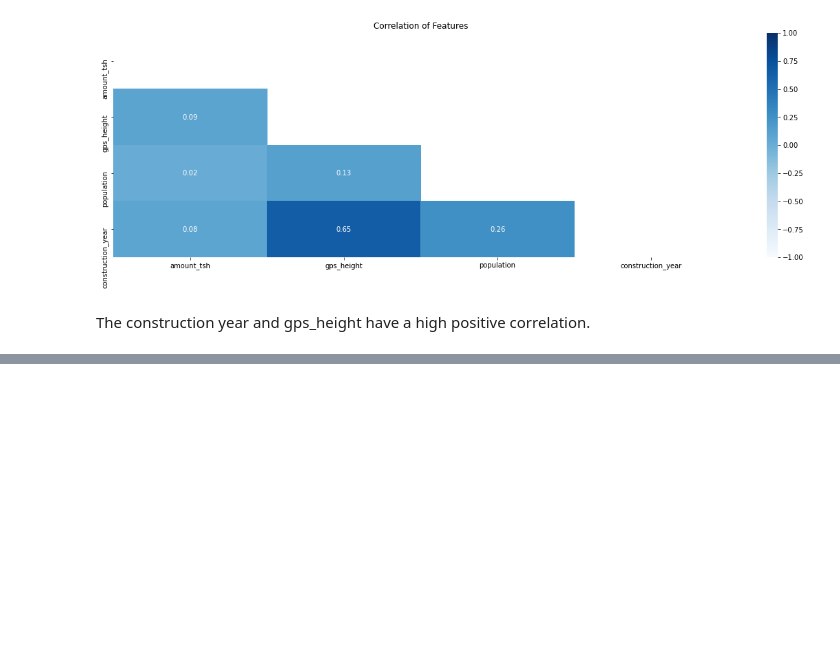
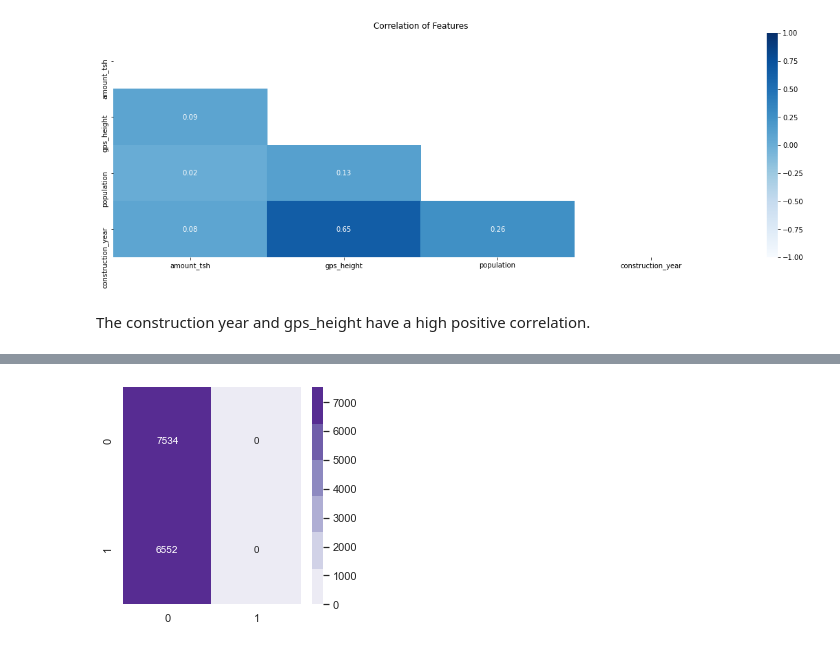
Before and after one commit to paulngatia/PHASE-3-PROJECT, a Jupyter notebook: index.ipynb, the cells around one changed output, grey strips where cells are left out. Drawn from its saved outputs; the diff is of its cells as text; code cells hidden in the pictures; blank space fills up the shorter version.

```diff
--- a/index.ipynb
+++ b/index.ipynb
@@ -755,0 +809,12 @@ The construction year and gps_height have a high positive correlation.
+# %%
+# Encoding
+# Create an instance of LabelEncoder
+encoder = LabelEncoder()
+
+# Encode the categorical columns in the DataFrame
+for col in categorical_cols:
+    df_model[col] = encoder.fit_transform(df_model[col])
+
+# covert categorical columns to integer
+for col in categorical_cols:
+    df_model[col] = df_model[col].astype(int)
@@ -755,0 +830,12 @@ The construction year and gps_height have a high positive correlation.
+# %%
+df_model.drop(['date_recorded', 'construction_year', 'basin', 'local_government_area',
+                  'payment_type', 'permit', 'construction_decade'], axis=1, inplace=True)
+# %%
+n_samples = 14086
+X = np.random.rand(n_samples, 10)
+y = np.array([0]*7534 + [1]*6552)
+# Split Dataset
+X = df_model.drop('status_group', axis=1)
+y = df_model['status_group']
+
+X_train, X_test, y_train, y_test = train_test_split(X, y, test_size=0.25, random_state=42)
@@ -755,0 +872,11 @@ The construction year and gps_height have a high positive correlation.
+# %%
+# Build a pipeline with a StandardScaler and a DummyClassifier
+dummy_pipe = Pipeline([('scaler', StandardScaler()),
+                ('dummy', DummyClassifier(strategy="most_frequent", random_state=42))])
+# fit the pipeline to the training set
+dummy_pipe.fit(X_train, y_train)
+# make predictions on the test set
+y_pred_dummy = dummy_pipe.predict(X_test)
+# Generate and print the classification report
+print("Classification Report:")
+print(classification_report(y_test,y_pred_dummy))
@@ -755,0 +893,8 @@ The construction year and gps_height have a high positive correlation.
+# %%
+# Define a custom color palette
+color_palette = sns.color_palette("Purples")
+# plot the confusion matrix
+plt.figure(figsize=(4,4))
+sns.heatmap(confusion_matrix(y_test, y_pred_dummy), annot=True, fmt='g', cmap=color_palette);
+# %% [output]
+[figure, added]
```
Also changed, not shown: parts of 45 cells of this notebook.
